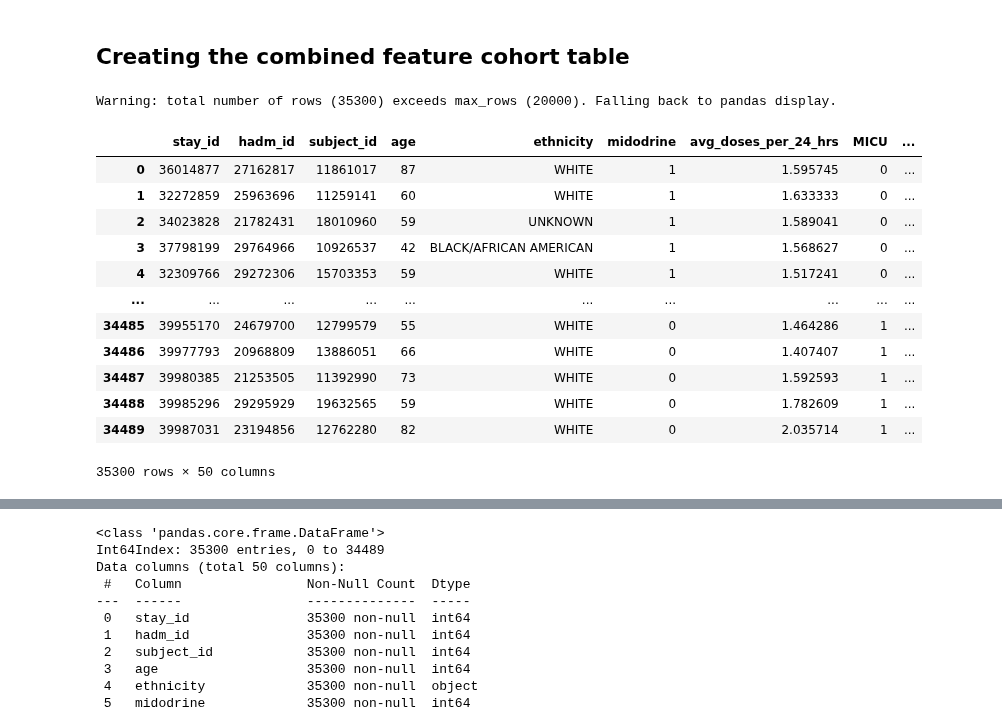
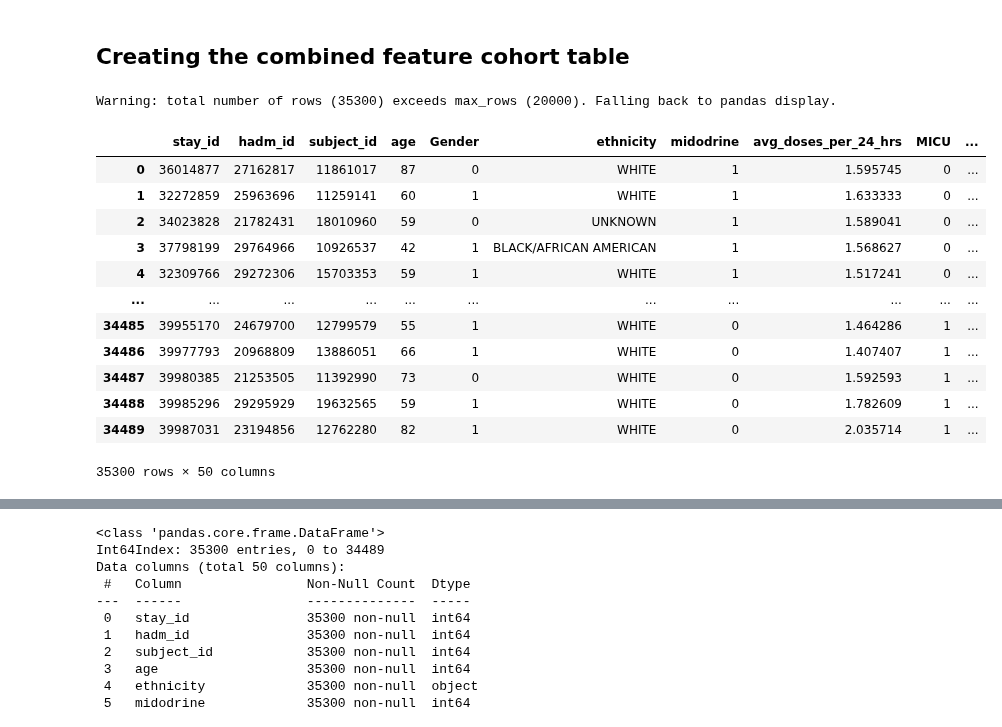
Before and after one commit to Jarvis-BITS/midodrine-mimic-iv, a Jupyter notebook: notebook/cohort_data.ipynb, the cells around one changed output, grey strips where cells are left out. Drawn from its saved outputs; the diff is of its cells as text; code cells hidden in the pictures.

Commit message:
solved missing gender data error

```diff
--- a/notebook/cohort_data.ipynb
+++ b/notebook/cohort_data.ipynb
@@ -875,47 +875,49 @@ cohort_nomid['MICU'] = cohort_nomid['first_careunit'].str.contains('MICU').astyp
 cohort_mid['Gender'] = (cohort_mid['gender']=='F').astype(np.int32)
 cohort_nomid['Gender'] = (cohort_nomid['gender']=='F').astype(np.int32)
 
 # select the needed feature
 # midodrine injection group
-mid_core = cohort_mid.loc[:, ['stay_id', 'hadm_id', 'subject_id', 'age', 'ethnicity', 'midodrine', 'avg_doses_per_24_hrs','MICU', 'icu_intime', 'adm_weekday']]
+mid_core = cohort_mid.loc[:, ['stay_id', 'hadm_id', 'subject_id', 'age', 'Gender','ethnicity', 'midodrine', 'avg_doses_per_24_hrs','MICU', 'icu_intime', 'adm_weekday']]
 mid_merge_1 = pd.merge(mid_core, mid_weights, on='stay_id', how='left')
 mid_merge_2 = pd.merge(mid_merge_1, mid_basic, on='stay_id', how='left')
 mid_merge_3 = pd.merge(mid_merge_2, mid_comorbidities, on='stay_id', how='left')
 mid_merge_4 = pd.merge(mid_merge_3, mid_labs, on='stay_id', how='left')
 mid_merge_5 = pd.merge(mid_merge_4, mid_vital_signs, on='stay_id', how='left')
 mid_merge_6 = pd.merge(mid_merge_5, mid_interventions.loc[:, ['stay_id', 'sedative_use', 'ventilation_use', 'vasopressor_use']], on='stay_id', how='left')
 mid_group = pd.merge(mid_merge_6, mid_mortality, on='stay_id', how='left')
 
 # no-midodrine injection group
-nomid_core = cohort_nomid.loc[:, ['stay_id', 'hadm_id', 'subject_id', 'age', 'gender', 'ethnicity', 'midodrine', 'avg_doses_per_24_hrs','MICU', 'icu_intime', 'adm_weekday']]
+nomid_core = cohort_nomid.loc[:, ['stay_id', 'hadm_id', 'subject_id', 'age', 'Gender', 'ethnicity', 'midodrine', 'avg_doses_per_24_hrs','MICU', 'icu_intime', 'adm_weekday']]
 nomid_merge_1 = pd.merge(nomid_core, nomid_weights, on='stay_id', how='left')
 nomid_merge_2 = pd.merge(nomid_merge_1, nomid_basic, on='stay_id', how='left')
 nomid_merge_3 = pd.merge(nomid_merge_2, nomid_comorbidities, on='stay_id', how='left')
 nomid_merge_4 = pd.merge(nomid_merge_3, nomid_labs, on='stay_id', how='left')
 nomid_merge_5 = pd.merge(nomid_merge_4, nomid_vital_signs, on='stay_id', how='left')
 nomid_merge_6 = pd.merge(nomid_merge_5, nomid_interventions.loc[:, ['stay_id', 'sedative_use', 'ventilation_use', 'vasopressor_use']], on='stay_id', how='left')
 nomid_group = pd.merge(nomid_merge_6, nomid_mortality, on='stay_id', how='left')
 
 # # concat the dataframe
 table_cohort = pd.concat((mid_group, nomid_group), axis=0)
+
 table_cohort['admit_hour'] = table_cohort['icu_intime'].dt.hour
 table_cohort = table_cohort.drop(columns=['subject_id','subject_id_y','icu_intime'])
 table_cohort.rename(columns = {'subject_id_x':'subject_id'}, inplace=True)
+
 table_cohort
 # %% [output]
 Warning: total number of rows (35300) exceeds max_rows (20000). Falling back to pandas display.
-|  | stay_id | hadm_id | subject_id | age | ethnicity | midodrine | avg_doses_per_24_hrs | MICU | ... |
-| 0 | 36014877 | 27162817 | 11861017 | 87 | WHITE | 1 | 1.595745 | 0 | ... |
-| 1 | 32272859 | 25963696 | 11259141 | 60 | WHITE | 1 | 1.633333 | 0 | ... |
-| 2 | 34023828 | 21782431 | 18010960 | 59 | UNKNOWN | 1 | 1.589041 | 0 | ... |
-| 3 | 37798199 | 29764966 | 10926537 | 42 | BLACK/AFRICAN AMERICAN | 1 | 1.568627 | 0 | ... |
-| 4 | 32309766 | 29272306 | 15703353 | 59 | WHITE | 1 | 1.517241 | 0 | ... |
-| ... | ... | ... | ... | ... | ... | ... | ... | ... | ... |
-| 34485 | 39955170 | 24679700 | 12799579 | 55 | WHITE | 0 | 1.464286 | 1 | ... |
-| 34486 | 39977793 | 20968809 | 13886051 | 66 | WHITE | 0 | 1.407407 | 1 | ... |
-| 34487 | 39980385 | 21253505 | 11392990 | 73 | WHITE | 0 | 1.592593 | 1 | ... |
-| 34488 | 39985296 | 29295929 | 19632565 | 59 | WHITE | 0 | 1.782609 | 1 | ... |
-| 34489 | 39987031 | 23194856 | 12762280 | 82 | WHITE | 0 | 2.035714 | 1 | ... |
+|  | stay_id | hadm_id | subject_id | age | Gender | ethnicity | midodrine | avg_doses_per_24_hrs | MICU | ... |
+| 0 | 36014877 | 27162817 | 11861017 | 87 | 0 | WHITE | 1 | 1.595745 | 0 | ... |
+| 1 | 32272859 | 25963696 | 11259141 | 60 | 1 | WHITE | 1 | 1.633333 | 0 | ... |
+| 2 | 34023828 | 21782431 | 18010960 | 59 | 0 | UNKNOWN | 1 | 1.589041 | 0 | ... |
+| 3 | 37798199 | 29764966 | 10926537 | 42 | 1 | BLACK/AFRICAN AMERICAN | 1 | 1.568627 | 0 | ... |
+| 4 | 32309766 | 29272306 | 15703353 | 59 | 1 | WHITE | 1 | 1.517241 | 0 | ... |
+| ... | ... | ... | ... | ... | ... | ... | ... | ... | ... | ... |
+| 34485 | 39955170 | 24679700 | 12799579 | 55 | 1 | WHITE | 0 | 1.464286 | 1 | ... |
+| 34486 | 39977793 | 20968809 | 13886051 | 66 | 1 | WHITE | 0 | 1.407407 | 1 | ... |
+| 34487 | 39980385 | 21253505 | 11392990 | 73 | 0 | WHITE | 0 | 1.592593 | 1 | ... |
+| 34488 | 39985296 | 29295929 | 19632565 | 59 | 1 | WHITE | 0 | 1.782609 | 1 | ... |
+| 34489 | 39987031 | 23194856 | 12762280 | 82 | 1 | WHITE | 0 | 2.035714 | 1 | ... |
 35300 rows × 50 columns
 # %%
 table_cohort.describe()
```
Also changed, not shown: parts of 1 cell of this notebook.
